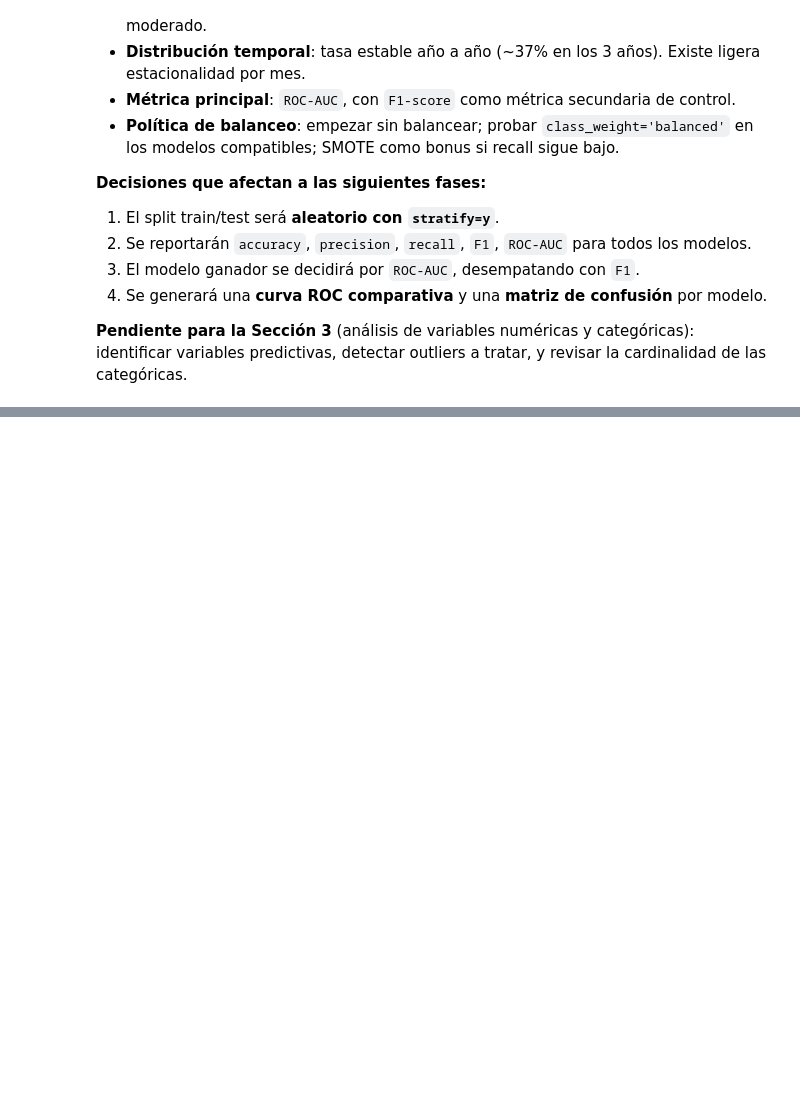
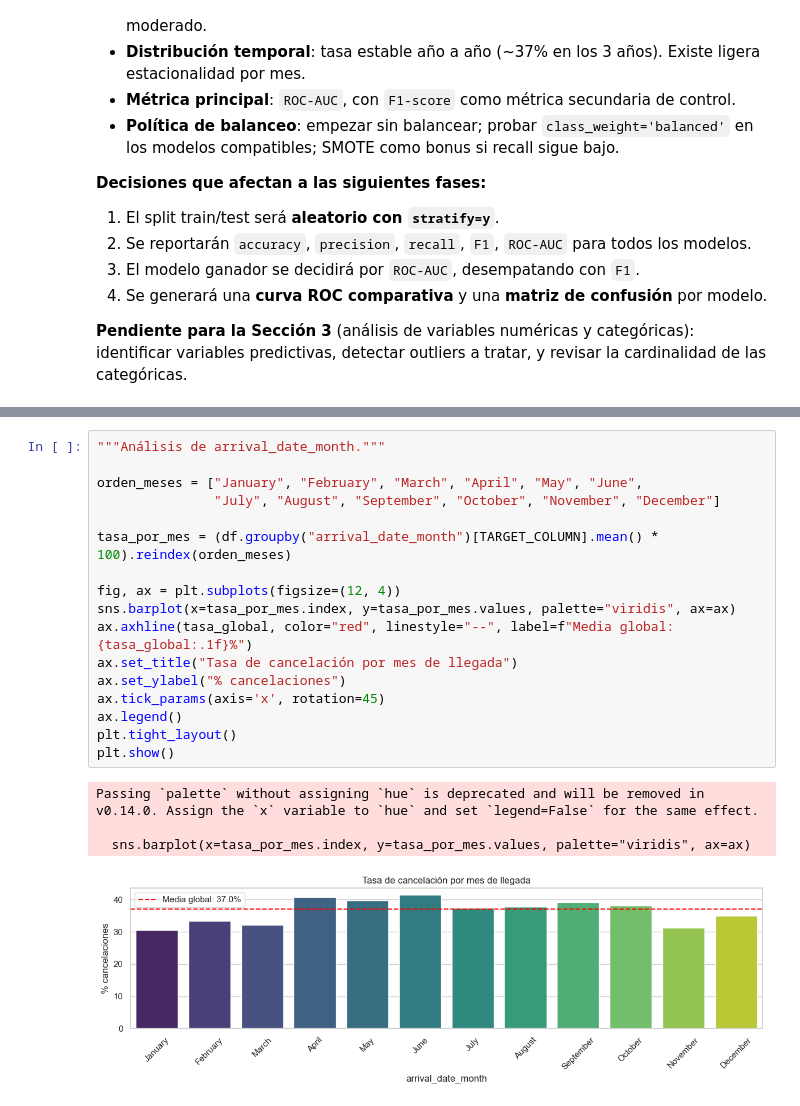
Before and after one commit to jumarfradev/practica-final-ml, a Jupyter notebook: notebooks/exploracion/01_eda_inicial.ipynb, the cells around one changed output, grey strips where cells are left out. Drawn from its saved outputs; the diff is of its cells as text; blank space fills up the shorter version.

```diff
--- a/notebooks/exploracion/01_eda_inicial.ipynb
+++ b/notebooks/exploracion/01_eda_inicial.ipynb
@@ -728,0 +940,22 @@ de las categóricas.
+# %%
+"""Análisis de arrival_date_month."""
+
+orden_meses = ["January", "February", "March", "April", "May", "June",
+               "July", "August", "September", "October", "November", "December"]
+
+tasa_por_mes = (df.groupby("arrival_date_month")[TARGET_COLUMN].mean() * 100).reindex(orden_meses)
+
+fig, ax = plt.subplots(figsize=(12, 4))
+sns.barplot(x=tasa_por_mes.index, y=tasa_por_mes.values, palette="viridis", ax=ax)
+ax.axhline(tasa_global, color="red", linestyle="--", label=f"Media global: {tasa_global:.1f}%")
+ax.set_title("Tasa de cancelación por mes de llegada")
+ax.set_ylabel("% cancelaciones")
+ax.tick_params(axis='x', rotation=45)
+ax.legend()
+plt.tight_layout()
+plt.show()
+# %% [output]
+Passing `palette` without assigning `hue` is deprecated and will be removed in v0.14.0. Assign the `x` variable to `hue` and set `legend=False` for the same effect.
+
+  sns.barplot(x=tasa_por_mes.index, y=tasa_por_mes.values, palette="viridis", ax=ax)
+[figure, added]
```
Also changed, not shown: parts of 20 cells of this notebook.
